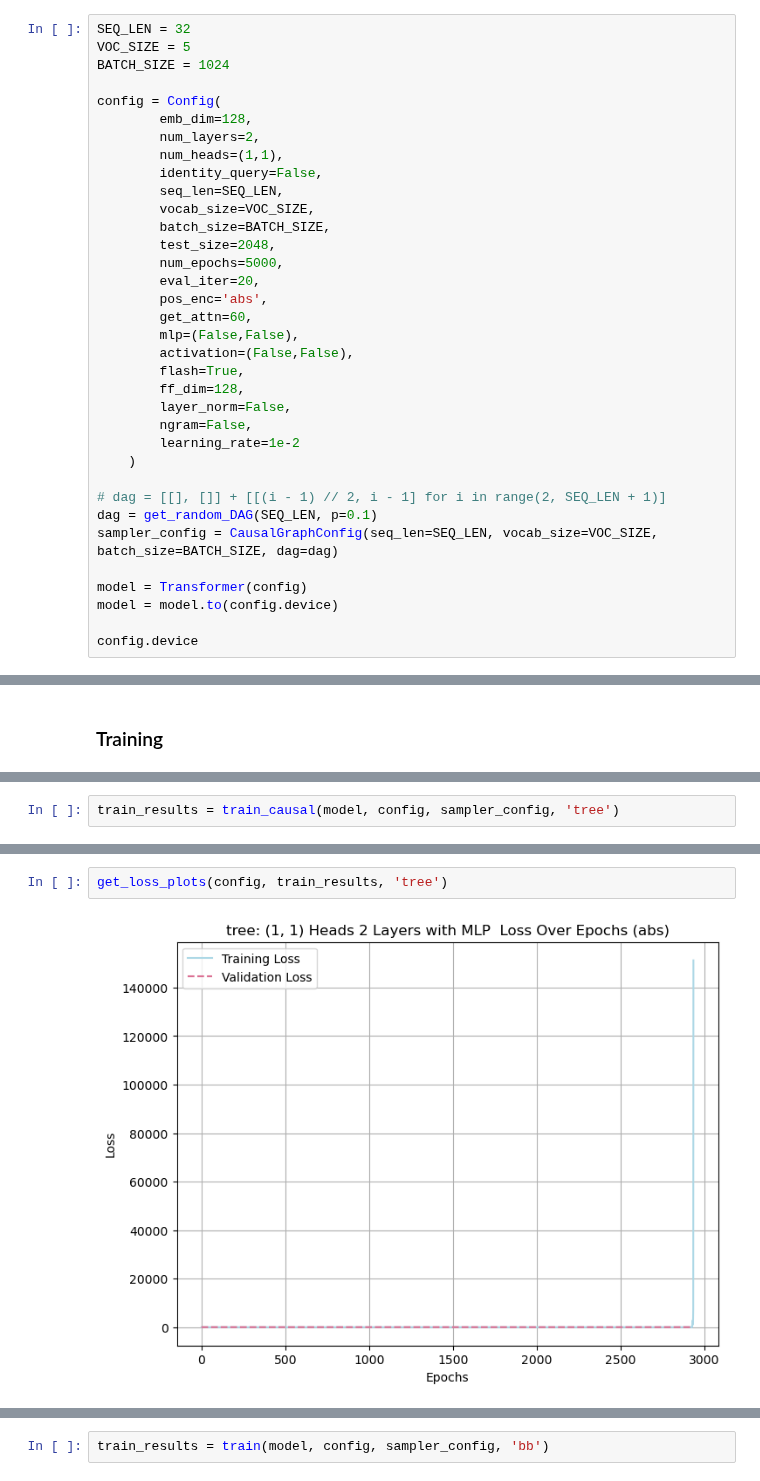
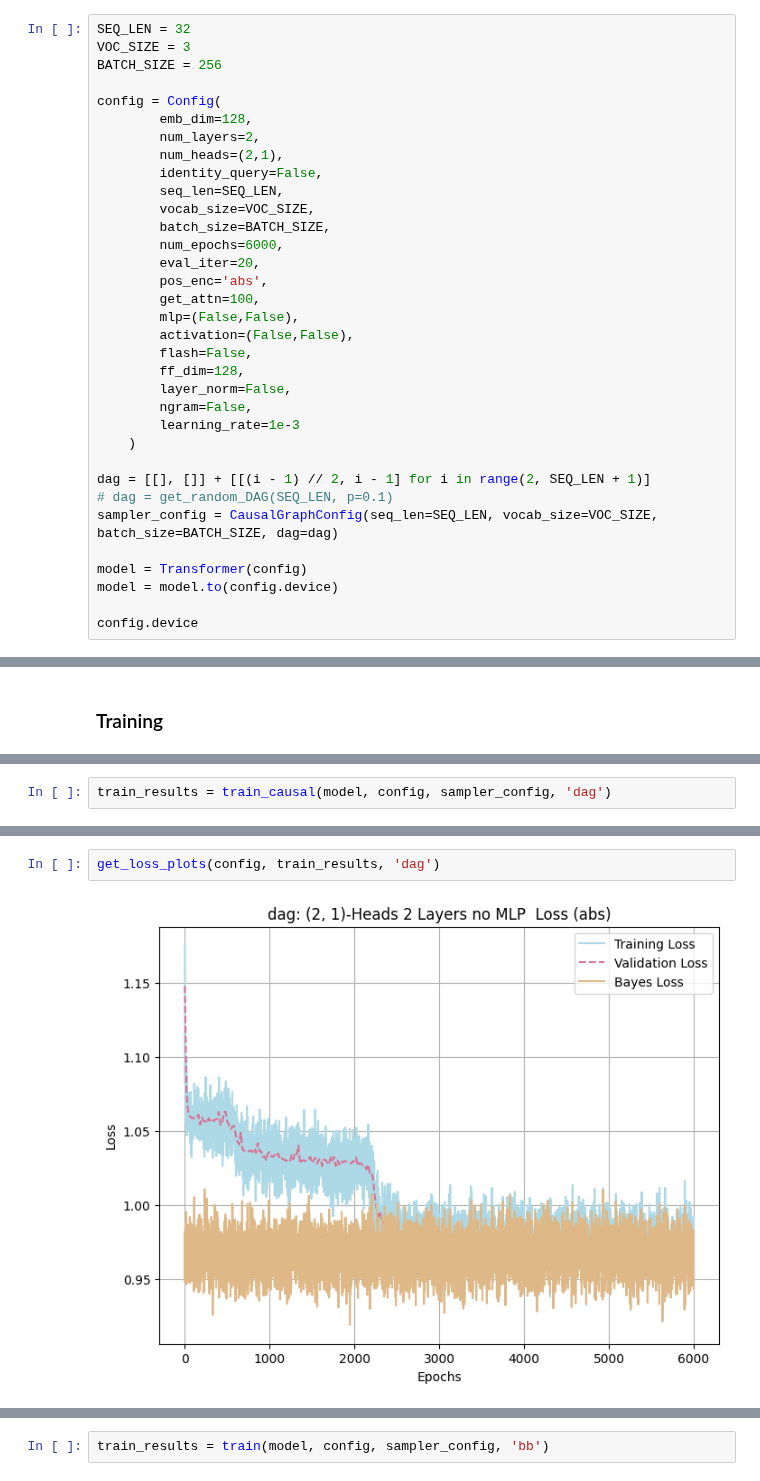
Before and after one commit to ezyhdxm/ICL, a Jupyter notebook: markov_attn.ipynb, the cells around one changed output, grey strips where cells are left out. Saved outputs shown, nothing was run; the diff lists cells and outputs as text.

Commit message:
fixed causal graph

```diff
--- a/markov_attn.ipynb
+++ b/markov_attn.ipynb
@@ -178,32 +24,31 @@ class Transformer(nn.Module):
 # %%
 SEQ_LEN = 32
-VOC_SIZE = 5
-BATCH_SIZE = 1024
+VOC_SIZE = 3
+BATCH_SIZE = 256
 
 config = Config(
         emb_dim=128,
         num_layers=2,
-        num_heads=(1,1),
+        num_heads=(2,1),
         identity_query=False,
         seq_len=SEQ_LEN,
         vocab_size=VOC_SIZE,
         batch_size=BATCH_SIZE,
-        test_size=2048,
-        num_epochs=5000,
+        num_epochs=6000,
         eval_iter=20,
         pos_enc='abs',
-        get_attn=60,
+        get_attn=100,
         mlp=(False,False),
         activation=(False,False),
-        flash=True,
+        flash=False,
         ff_dim=128,
         layer_norm=False,
         ngram=False,
-        learning_rate=1e-2
+        learning_rate=1e-3
     )
 
-# dag = [[], []] + [[(i - 1) // 2, i - 1] for i in range(2, SEQ_LEN + 1)]
-dag = get_random_DAG(SEQ_LEN, p=0.1)
+dag = [[], []] + [[(i - 1) // 2, i - 1] for i in range(2, SEQ_LEN + 1)]
+# dag = get_random_DAG(SEQ_LEN, p=0.1)
 sampler_config = CausalGraphConfig(seq_len=SEQ_LEN, vocab_size=VOC_SIZE, batch_size=BATCH_SIZE, dag=dag)
 
 model = Transformer(config)
@@ -317,2 +81,2 @@ def train(model, config, sampler_config, task_name):
 # %%
-train_results = train_causal(model, config, sampler_config, 'tree')
+train_results = train_causal(model, config, sampler_config, 'dag')
@@ -323,4 +85,4 @@ plot_adj_heatmap(dag_to_adj(sampler_config.dag))
 # %%
-get_loss_plots(config, train_results, 'tree')
+get_loss_plots(config, train_results, 'dag')
 # %% [output]
-[figure, old version]
+[figure, new version]
```
Also changed, not shown: parts of 13 cells of this notebook, 22 other files.
